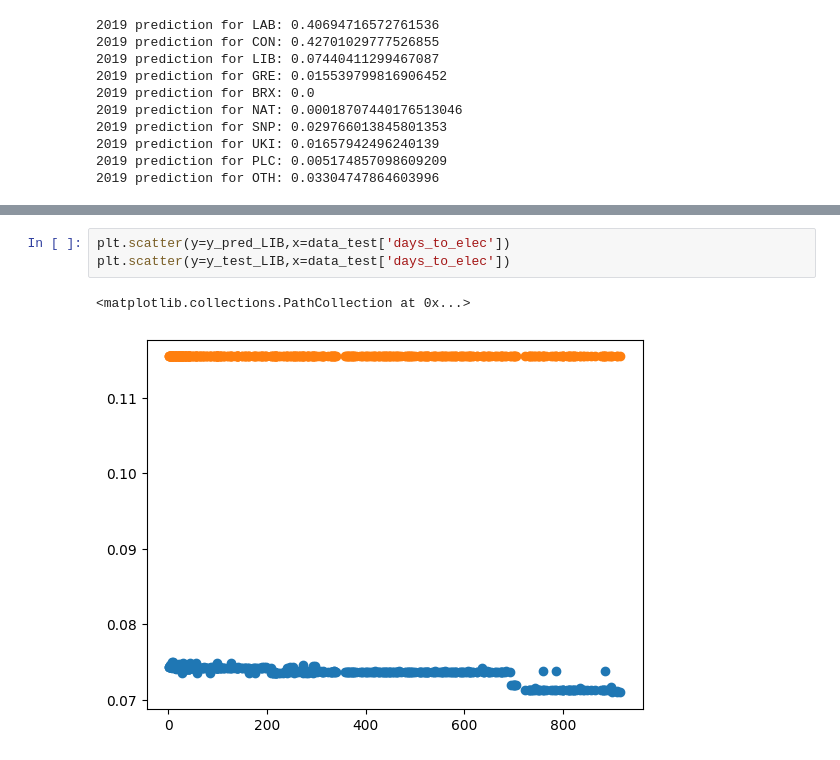
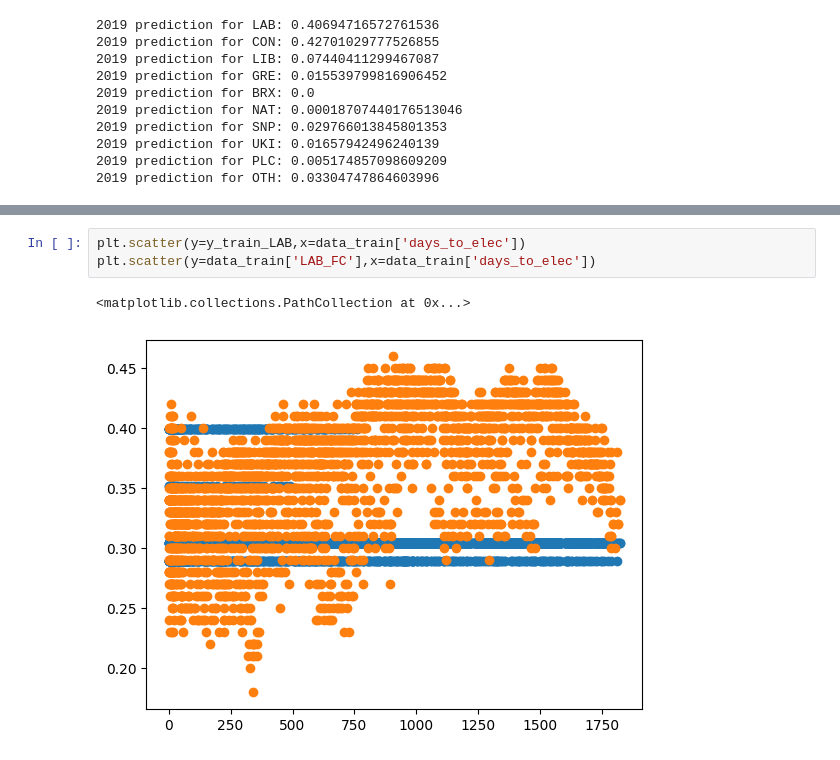
Before and after one commit to oscarhibbert/election-predictor, a Jupyter notebook: notebooks/ns_ons_xgboost.ipynb, the cells around one changed output, grey strips where cells are left out. Saved outputs shown, nothing was run; the diff lists cells and outputs as text.

Commit message:
added some graphs to identify issues

```diff
--- a/notebooks/ns_ons_xgboost.ipynb
+++ b/notebooks/ns_ons_xgboost.ipynb
@@ -384,6 +391,6 @@ print(f"2019 prediction for OTH: {y_pred_OTH[-25:-1].mean()}")
 # %%
-plt.scatter(y=y_pred_LIB,x=data_test['days_to_elec'])
-plt.scatter(y=y_test_LIB,x=data_test['days_to_elec'])
+plt.scatter(y=y_train_LAB,x=data_train['days_to_elec'])
+plt.scatter(y=data_train['LAB_FC'],x=data_train['days_to_elec'])
 # %% [output]
 <matplotlib.collections.PathCollection at 0x...>
-[figure, old version]
+[figure, new version]
```
Also changed, not shown: parts of 1 cell of this notebook.
